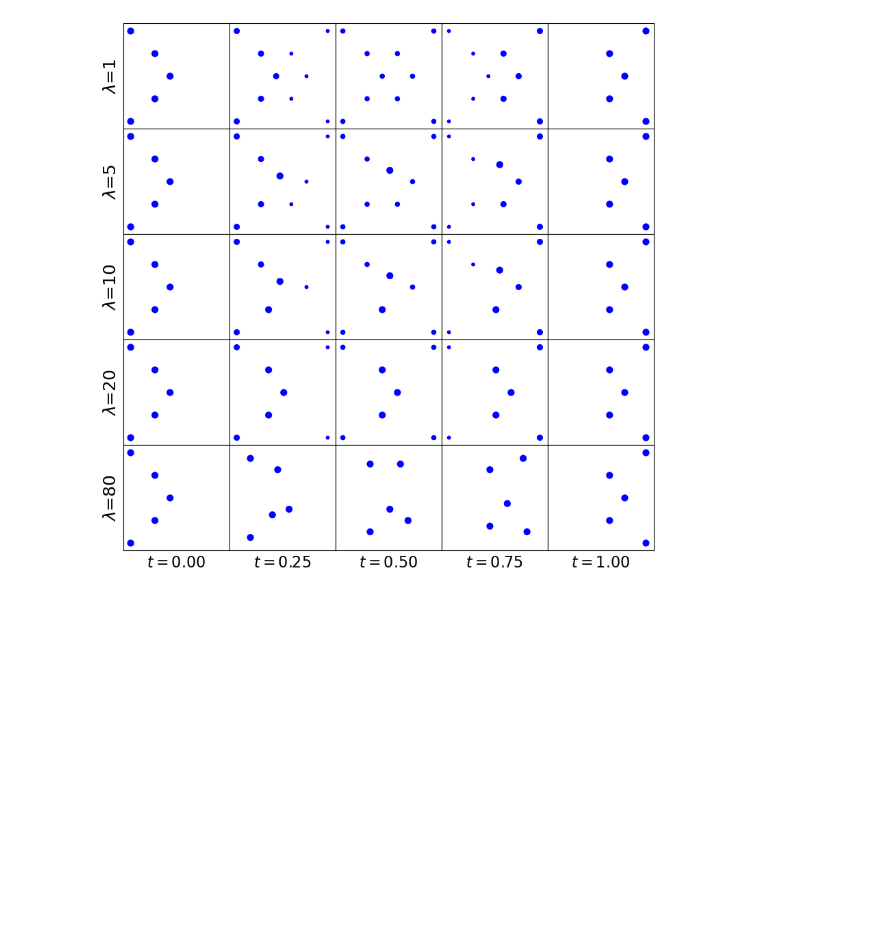
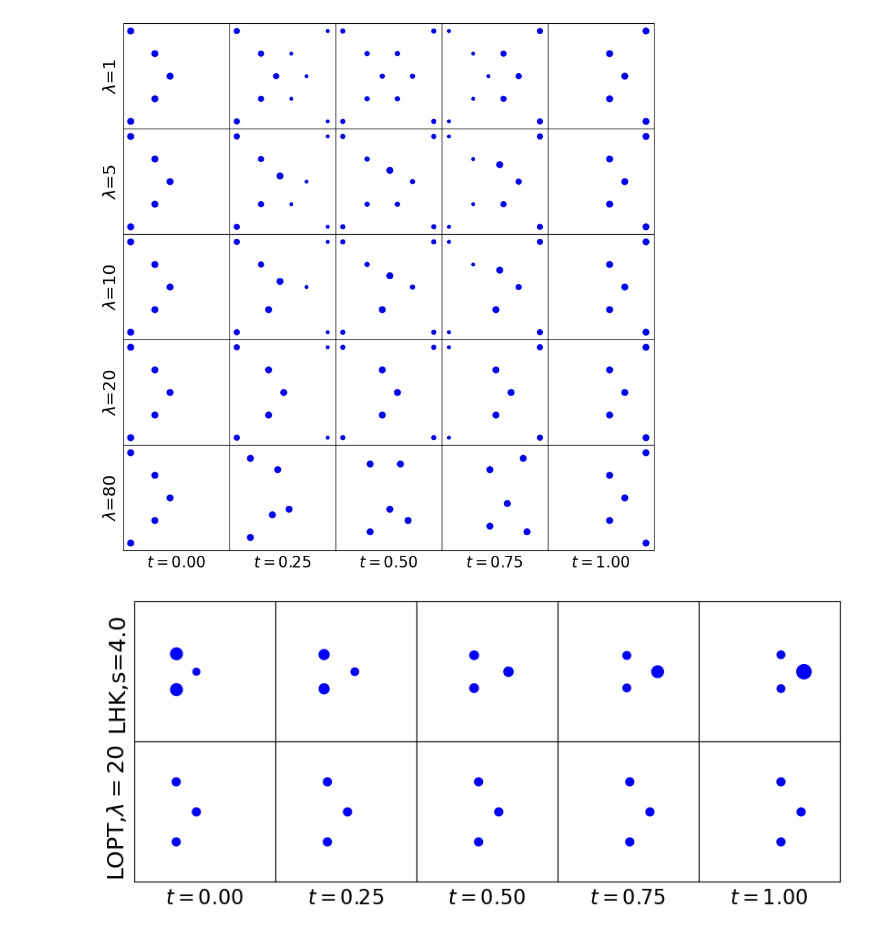
Before and after one commit to yikun-baio/LinearOPT, a Jupyter notebook: HK_interporlation.ipynb, the cells around one changed output. Cells and saved outputs as stored; diff of their text form; code cells hidden in the pictures; blank space fills up the shorter version.

```diff
--- a/HK_interporlation.ipynb
+++ b/HK_interporlation.ipynb
@@ -304,10 +516,10 @@ for (i,Lambda) in enumerate(Lambda_list):
         # shoot averaged tangent vector back to a measure
         s='C%d-'%i
         expT=np.concatenate([Xt_list[j],X_d,X_c])
-        expMu=np.concatenate([pt,(1-t)*p_d,t*p_c])
-        #result['OPT-'+str(Lambda)].append((expT,expMu))
+        expmu=np.concatenate([pt,(1-t)*p_d,t*p_c])
+        #result['OPT-'+str(Lambda)].append((expT,expmu))
 
-        ax[i,j].scatter(expT[:,0],expT[:,1],s=expMu*40,color='blue',marker='o')
+        ax[i,j].scatter(expT[:,0],expT[:,1],s=expmu*40,color='blue',marker='o')
         ax[i,j].set_xlim([-7,7])
         ax[i,j].set_ylim([-0.7,0.7])
         if j==0:
@@ -329,3 +541,89 @@ plt.savefig('experiment/Rebuttal/A4.opt_multi.png',bbox_inches='tight')
 #torch.save(result,'experiment/Fig1/result_2d.pt')
 # %% [output]
 [figure]
+# %%
+#setup_HKScale=2.2
+Lambda=20
+setup_HKScale=np.sqrt(2*Lambda)*2/np.pi
+
+
+tList=np.linspace(0,1,K)
+fig,ax=plt.subplots(2,K,figsize=(10,4))
+result={}
+result['HK-'+str(setup_HKScale)]=[]
+result['OPT-'+str(Lambda)]=[]
+# solve HK
+params={}
+params["setup_HKMode"]=True
+params["setup_HKScale"]=setup_HKScale
+params["solver_errorGoal"]=1e-4
+params["aux_verbose"]=False
+params["solver_epsStart"]=1e3*setup_HKScale/1.3
+params["solver_epsTarget"]=0.1*setup_HKScale/1.3
+
+K=5
+# solve HK transport
+value,pi=Sinkhorn.SolveHK(p0,X0,p1,X1,HKScale=params["setup_HKScale"],
+        SinkhornError=params["solver_errorGoal"],
+        epsTarget=params["solver_epsTarget"], epsInit=params["solver_epsStart"],
+        returnSolver=False
+        )
+# from optimal coupling compute tangent vector data
+u0_1,u1_1,x1_1,muPerp_1,nuPerp_1=LinHK.extractMongeData(pi,p0,p1,X1)
+v0_1,alpha0_1=LinHK.HKLog(X0,u0_1,x1_1,u1_1,params["setup_HKScale"])
+
+
+value,pi=Sinkhorn.SolveHK(p0,X0,p2,X2,HKScale=params["setup_HKScale"],
+        SinkhornError=params["solver_errorGoal"],
+        epsTarget=params["solver_epsTarget"], epsInit=params["solver_epsStart"],
+        returnSolver=False
+        )
+u0_2,u1_2,x1_2,muPerp_2,nuPerp_2=LinHK.extractMongeData(pi,p0,p2,X2)
+v0_2,alpha0_2=LinHK.HKLog(X0,u0_2,x1_2,u1_2,params["setup_HKScale"])
+
+# Solve OPT
+u1_opt,p1_hat,M1,p1_perp=lopt_embedding(X0,X1,p0,p1,Lambda)
+u2_opt,p2_hat,M2,p2_perp=lopt_embedding(X0,X2,p0,p2,Lambda)
+Xt_list,pt,X_d,p_d,X_c,p_c=lopt_interpolation(X0,u1_opt,u2_opt,p1_hat,p2_hat,tList)   # (X0,U1,p0,p1_hat,t_list)
+
+
+for i in range(2):
+    for j,t in enumerate(tList):
+        # shoot averaged tangent vector back to a measure
+        s='C%d-'%i
+        if i==0:
+            v0_t=(1-t)*v0_1+t*v0_2
+            alpha0_t=(1-t)*alpha0_1+t*alpha0_2
+            expmu,expT=LinHK.HKExp(p0,X0,v0_t,alpha0_t,HKScale=params["setup_HKScale"])
+            result['HK-'+str(setup_HKScale)].append((expT,expmu))
+            if j==0:
+                ax[i,j].set_ylabel('LHK,s=%0.1f'%(setup_HKScale),rotation=90,fontsize=18)
+
+        else:
+            expT=np.concatenate([Xt_list[j],X_d,X_c])
+            expmu=np.concatenate([pt,(1-t)*p_d,t*p_c])
+            result['OPT-'+str(Lambda)].append((expT,expmu))
+            if j==0:
+                ax[i,j].set_ylabel('LOPT,$\lambda=$'+str(Lambda),rotation=90,fontsize=18)
+
+
+        ax[i,j].scatter(expT[:,0],expT[:,1],s=expmu*40,color='blue',marker='o')
+        ax[i,j].set_xlim([-7,7])
+        ax[i,j].set_ylim([-0.7,0.7])
+        if i==1:
+            ax[i,j].set_xlabel(r'$t=%0.2f$'%t,fontsize=16)
+        #ax[i,j].grid(True,axis='y')
+        #ax[i,j].set_yticks([0,1/3,2/3,1])
+        #ax[i,j].set_yticklabels(['0','1/3','2/3','1'])
+        # if i not in [0,4]:
+
+        ax[i,j].tick_params(left = False, right = False , labelleft = False ,labelbottom = False, bottom = False)
+    #plt.subplots_adjust( hspace=0)
+#
+plt.savefig('experiment/Rebuttal/B2.LHK-LOPT.png',bbox_inches='tight')
+plt.subplots_adjust(wspace=0, hspace=0)
+#plt.show()
+
+#torch.save(result,'experiment/Fig1/result_2d.pt')
+# %% [output]
+[figure, added]
```
Also changed, not shown: parts of 7 cells of this notebook, 12 other files.
